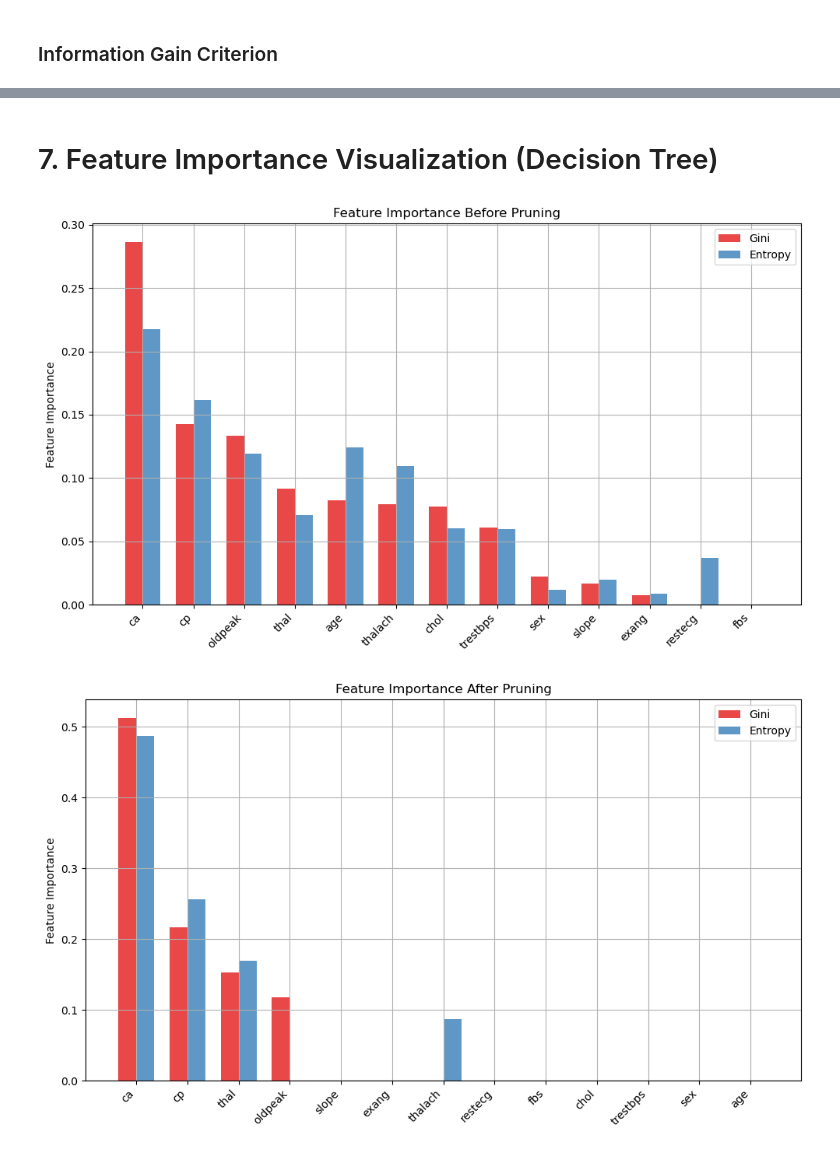
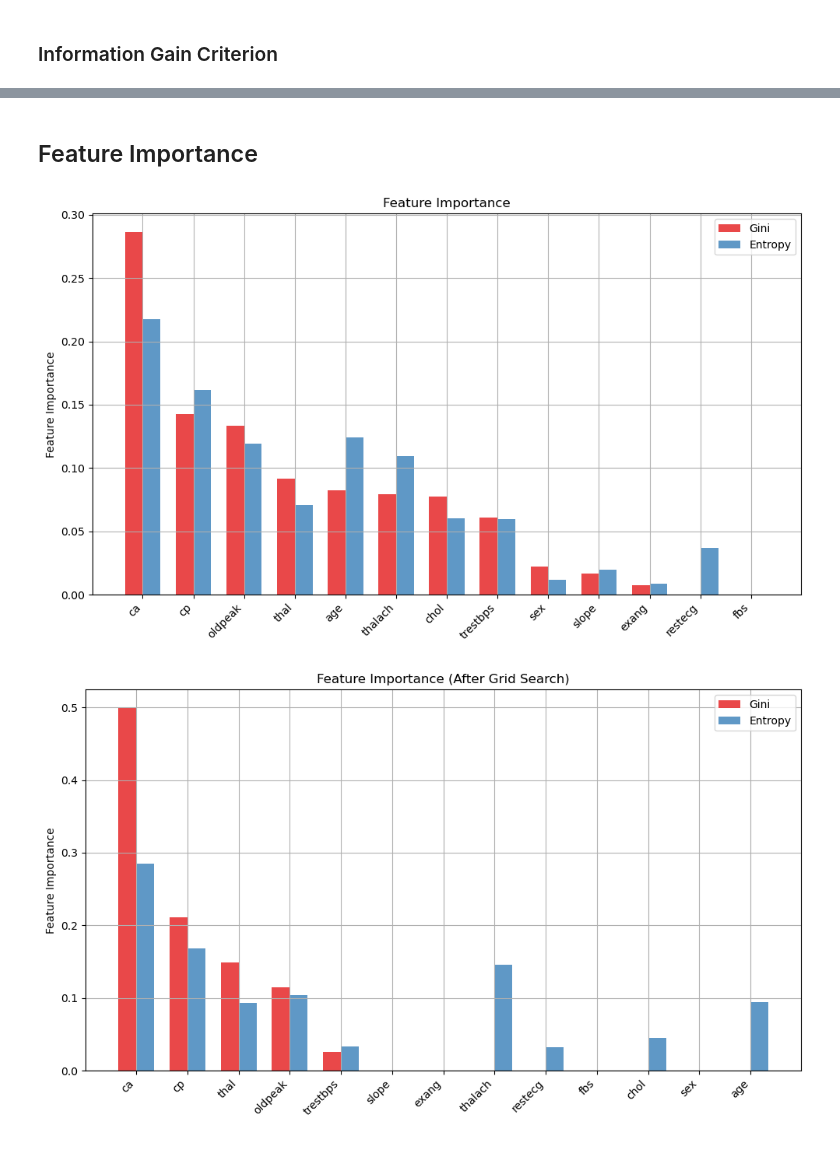
Before and after one commit to virakden/decision-tree-ranfor, a Jupyter notebook: decision-tree.ipynb, the cells around one changed output, grey strips where cells are left out. Drawn from its saved outputs; the diff is of its cells as text; code cells hidden in the pictures.

```diff
--- a/decision-tree.ipynb
+++ b/decision-tree.ipynb
@@ -307,0 +485,12 @@ weighted avg       0.87      0.87      0.86        60
+# %%
+rf_param_grid = {"max_depth": [2, 3, 4, 5, 6, None], "min_samples_split": [2, 5, 10, 15]}
+rf_grid_search = GridSearchCV(
+    estimator=rf,
+    param_grid=rf_param_grid,
+    cv=5,
+    scoring='accuracy',
+    n_jobs=-1,
+    verbose=1
+)
+# Run the grid search
+rf_grid_search.fit(X_train, y_train)
@@ -307,0 +520,12 @@ weighted avg       0.87      0.87      0.86        60
+# %%
+best_index = None
+best_score = 0
+
+for i, tree in enumerate(rf_grid_search.best_estimator_.estimators_):
+    y_pred = tree.predict(X_test)
+    score = accuracy_score(y_test, y_pred)
+    if score > best_score:
+        best_score = score
+        best_index = i
+
+visualizeModel(rf_grid_search.best_estimator_.estimators_[best_index], "rf_search")
@@ -340,5 +574,5 @@ compare_roc_curves(models, X_test, y_test)
-# %% [markdown]
-# 7. Feature Importance Visualization (Decision Tree)
+# %% [markdown]
+## Feature Importance
 # %%
 def plot_feature_importance_grouped(models_dict, feature_names, sort_by_label, title):
     # sort features by importance of chosen model
@@ -371,21 +605,36 @@ def plot_feature_importance_grouped(models_dict, feature_names, sort_by_label, t
 # %%
 models_before = {
     "Gini": dt_gini,
     "Entropy": dt_entropy,
+}
+
+models_search = {
+    "Gini": grid_search_gini.best_estimator_,
+    "Entropy": grid_search_entropy.best_estimator_,
 }
 
 models_after = {
     "Gini": gini_post_pruning["model"],
     "Entropy": entropy_post_pruning["model"]
 }
 
 feature_names = X.columns.tolist()
 
 plot_feature_importance_grouped(models_before, feature_names, sort_by_label="Gini",
-                               title="Feature Importance Before Pruning")
+                               title="Feature Importance")
+plot_feature_importance_grouped(models_search, feature_names, sort_by_label="Gini",
+                               title="Feature Importance (After Grid Search)")
+plot_feature_importance_grouped(models_after, feature_names, sort_by_label="Gini",
+                               title="Feature Importance (After Pruned)")
 
-plot_feature_importance_grouped(models_after, feature_names, sort_by_label="Gini",
-                               title="Feature Importance After Pruning")
+rf_importances = pd.Series(rf.feature_importances_, index=feature_names).sort_values(
+    ascending=False
+)
+
+rf_importances.plot(kind="bar", color="orange")
+plt.title("Feature Importance (Random Forest)")
+plt.ylabel("Importance")
+plt.show()
 # %% [output]
-[figure, old version]
+[figure, new version]
-[figure, old version]
+[figure, new version]
```
Also changed, not shown: parts of 35 cells of this notebook, 21 other files.
